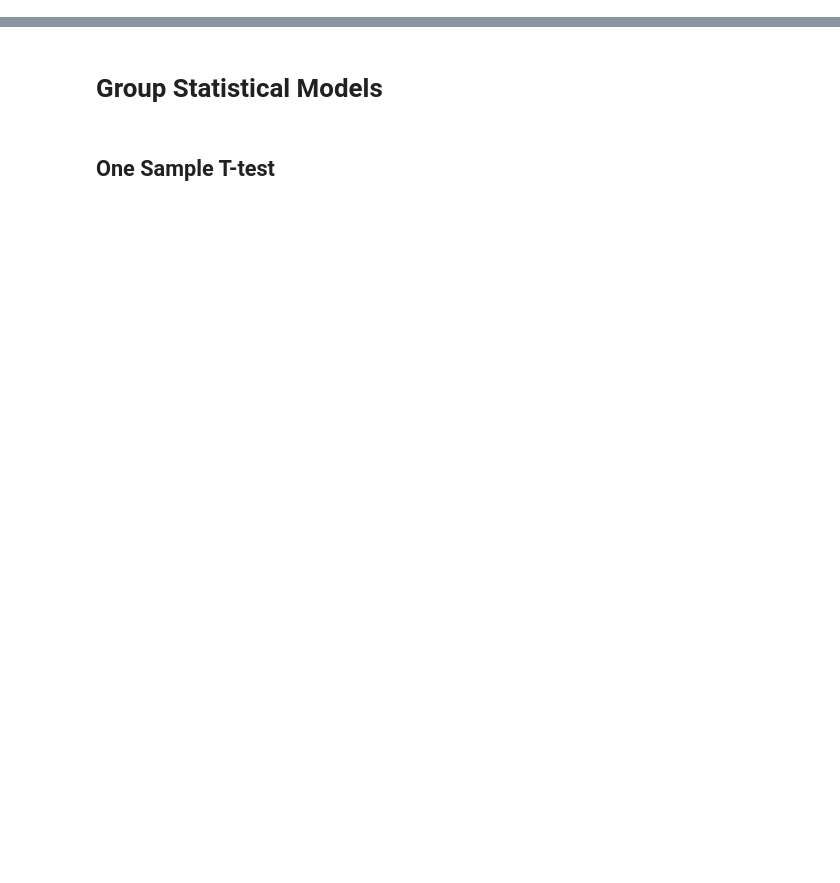
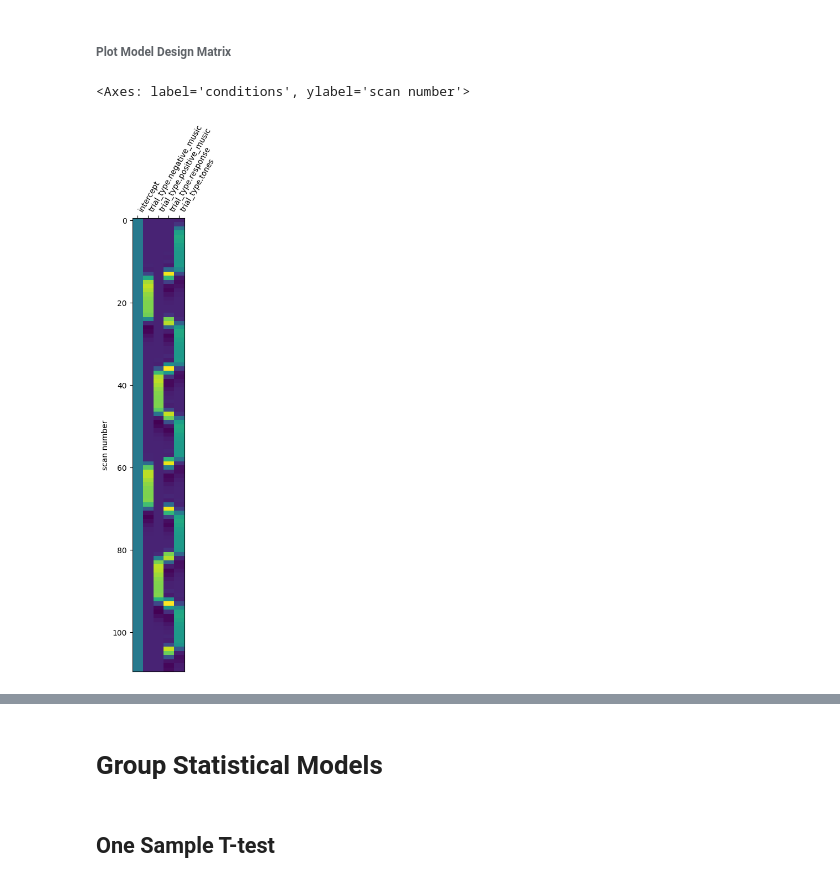
Before and after one commit to demidenm/bidsstatsmod_groupmods, a Jupyter notebook: notebooks/transformations.ipynb, the cells around one changed output, grey strips where cells are left out. Drawn from its saved outputs; the diff is of its cells as text; code cells hidden in the pictures; blank space fills up the shorter version.

```diff
--- a/notebooks/transformations.ipynb
+++ b/notebooks/transformations.ipynb
@@ -61,0 +446,8 @@ generate_tablecontents("transformations.ipynb")
+# %%
+# root node for basic details
+run_level_node = graph.get_node(name="run_level")
+run_specs = run_level_node.run(
+    group_by=run_level_node.group_by,
+    force_dense=False,
+    transformation_history=True
+)
@@ -61,0 +473,4 @@ generate_tablecontents("transformations.ipynb")
+# %%
+subject = 0 # first
+trans_hist = 0 # input data before first transformation applied
+run_specs[subject].trans_hist[subject].output.to_df().head(10) # get first 10 rows
@@ -61,0 +489,7 @@ generate_tablecontents("transformations.ipynb")
+# %% [markdown]
+######  **Plot Model Design Matrix**
+# %%
+plot_design_matrix(run_specs[subject].X)
+# %% [output]
+<Axes: label='conditions', ylabel='scan number'>
+[figure, added]
```
Also changed, not shown: parts of 109 cells of this notebook, 1 other file.
